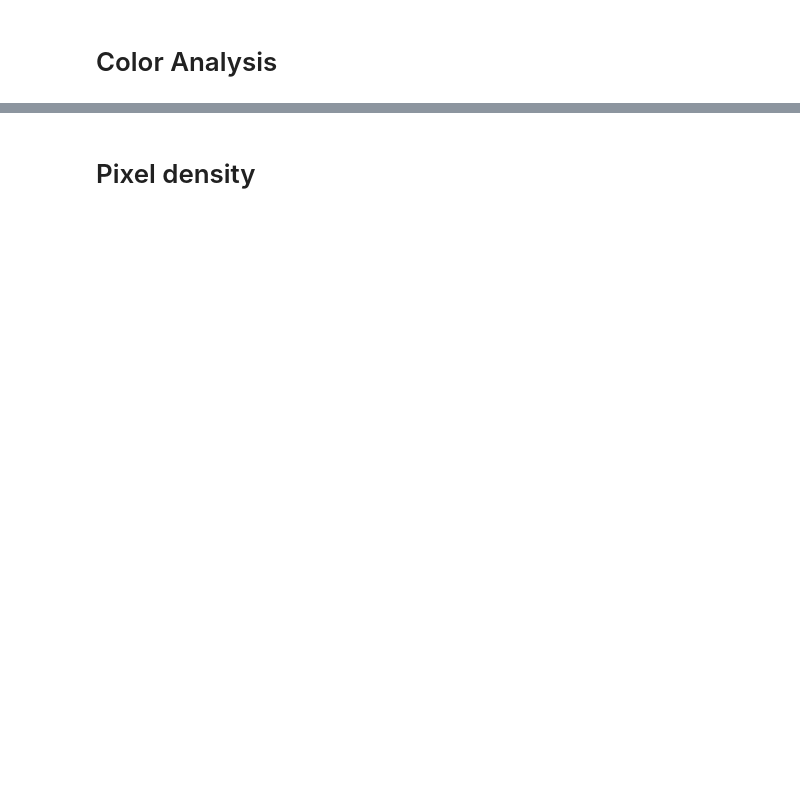
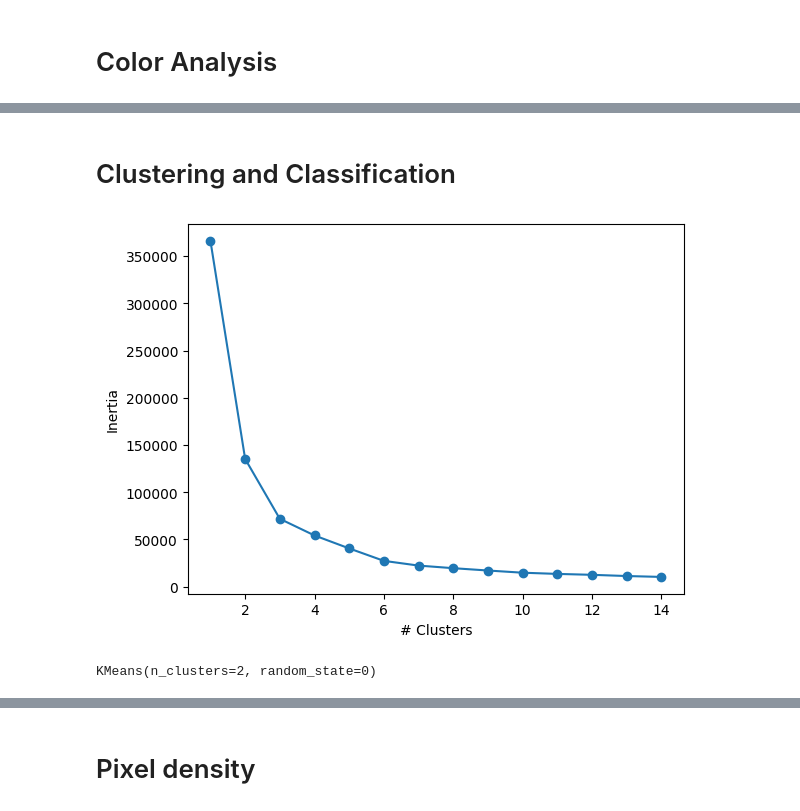
Before and after one commit to juliokscesar/scg-leaf-count, a Jupyter notebook: sandbox.ipynb, the cells around one changed output, grey strips where cells are left out. Drawn from its saved outputs; the diff is of its cells as text; code cells hidden in the pictures; blank space fills up the shorter version.

Commit message:
organized pixel density code a bit (NOT TESTED) and started working on k-means implementation in sandbox

```diff
--- a/sandbox.ipynb
+++ b/sandbox.ipynb
@@ -40,12 +40,16 @@ img_hists = analyze_color_histogram(model=model, detector=det, imgs=imgs, raw=Fa
 # %%
+# Plot single channel images
+
 import os
+
+save = False
 for img in imgs:
     fig, axs = plt.subplots(nrows=2, ncols=3, figsize=(12,8))
 
     rgb = cv2.imread(img)
     rgb = cv2.cvtColor(rgb, cv2.COLOR_BGR2RGB)
     hsv = cv2.cvtColor(rgb.copy(), cv2.COLOR_RGB2HSV)
-
+    LABELS = ["RGB", "HSV"]
     for ci, cp in enumerate([rgb, hsv]):
         for i in range(3):
             ch = cp.copy()
@@ -54,7 +58,9 @@ for img in imgs:
                     ch[:,:,j] = 0
             axs[ci][i].axis("off")
             axs[ci][i].imshow(ch)
-    fig.savefig(f"exp_analysis/singlechannel_{os.path.basename(img)}")
+            axs[ci][i].set_title(LABELS[ci][i])
+    if save:
+        fig.savefig(f"exp_analysis/singlechannel_{os.path.basename(img)}")
     plt.show()
 # %%
 cspaceAnalysis = {"RGB": [], "HSV": [], "GRAY": [], "ALL": []}
@@ -139,0 +146,46 @@ print(len(img_hists[imgs[0]]["RGB"]["masks"]))
+# %% [markdown]
+# Clustering and Classification
+# %%
+"""
+Use k-means to find clusters based on leaf masks extracted with yolo and sam2
+- (for now) use the features from above (RGB, HSV, Gray means and std), pass them to PSA
+- to get it to 2 and 3 dimensions (compare them) then use them to train KMeans
+- and also plot inertia x n_clusters to check for optimal values
+"""
+
+from sklearn.cluster import KMeans
+from sklearn.decomposition import PCA
+
+# alldf is a dataset of 14 features (RGB,HSV,Gray)(Mean,STD) not including class
+# it will only be used to color markers in plot
+#print(alldf.head())
+#print(alldf.iloc[:,:-1].values)
+X = alldf.iloc[:,:-1].values
+
+# Use PCA to reduce to 2d
+reduced = PCA(n_components=2).fit_transform(X)
+# %%
+# Analyze inertia to choose best numbmer for clusters
+inertia = []
+MAX_CLUSTERS = 15
+for n in range(1, MAX_CLUSTERS):
+    kmeans = KMeans(n_clusters=n, init="k-means++", n_init=10, max_iter=1000,
+                    tol=0.0001, random_state=0, algorithm="lloyd")
+    kmeans.fit(reduced)
+    inertia.append(kmeans.inertia_)
+
+
+fig, ax = plt.subplots()
+ax.plot(np.arange(1, MAX_CLUSTERS), inertia, marker='o')
+ax.set(xlabel="# Clusters", ylabel="Inertia")
+plt.show()
+# %% [output]
+[figure, added]
+# %%
+# Choosing N clusters because of above
+N_CLUSTERS = 2
+kmeans = KMeans(n_clusters=N_CLUSTERS, init="k-means++", max_iter=300,
+                tol=0.0001, random_state=0, algorithm="lloyd")
+kmeans.fit(reduced)
+# %% [output]
+KMeans(n_clusters=2, random_state=0)
```
Also changed, not shown: parts of 7 cells of this notebook, 2 other files.
